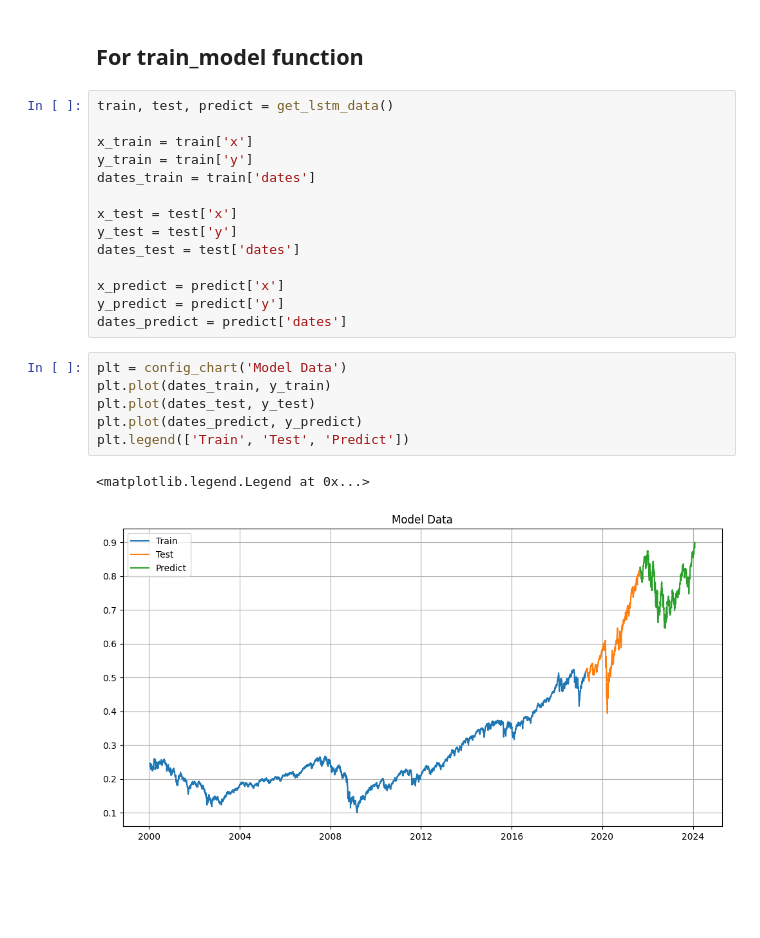
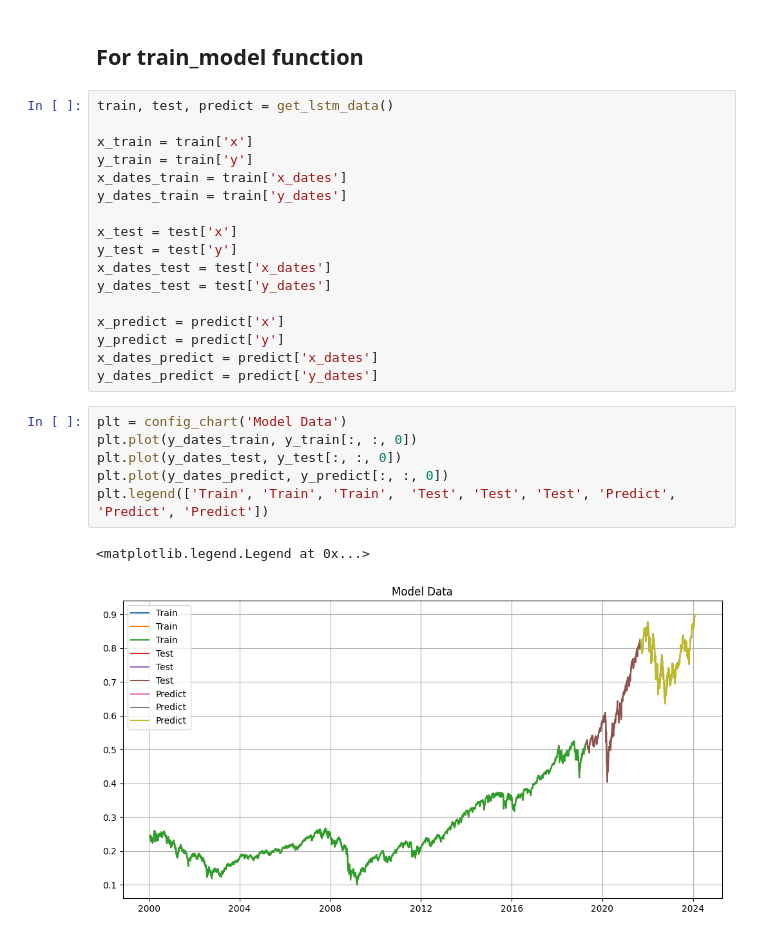
Before and after one commit to BoykoPetevBoev/Stock-Market-Prediction, a Jupyter notebook: src/models/lstm_v2/lstm_model.ipynb, the cells around one changed output. Cells and saved outputs as stored; diff of their text form; blank space fills up the shorter version.

```diff
--- a/src/models/lstm_v2/lstm_model.ipynb
+++ b/src/models/lstm_v2/lstm_model.ipynb
@@ -43,24 +43,27 @@ train, test, predict = get_lstm_data()
 
 x_train = train['x']
 y_train = train['y']
-dates_train = train['dates']
+x_dates_train = train['x_dates']
+y_dates_train = train['y_dates']
 
 x_test = test['x']
 y_test = test['y']
-dates_test = test['dates']
+x_dates_test = test['x_dates']
+y_dates_test = test['y_dates']
 
 x_predict = predict['x']
 y_predict = predict['y']
-dates_predict = predict['dates']
+x_dates_predict = predict['x_dates']
+y_dates_predict = predict['y_dates']
 # %%
 plt = config_chart('Model Data')
-plt.plot(dates_train, y_train)
-plt.plot(dates_test, y_test)
-plt.plot(dates_predict, y_predict)
-plt.legend(['Train', 'Test', 'Predict'])
+plt.plot(y_dates_train, y_train[:, :, 0])
+plt.plot(y_dates_test, y_test[:, :, 0])
+plt.plot(y_dates_predict, y_predict[:, :, 0])
+plt.legend(['Train', 'Train', 'Train',  'Test', 'Test', 'Test', 'Predict', 'Predict', 'Predict'])
 # %% [output]
 <matplotlib.legend.Legend at 0x...>
-[figure, old version]
+[figure, new version]
 # %%
 model, fit_result, evaluate_result = train_model(x_train, x_test, y_train, y_test)
 # %% [output]
```
Also changed, not shown: parts of 16 cells of this notebook, 11 other files.
